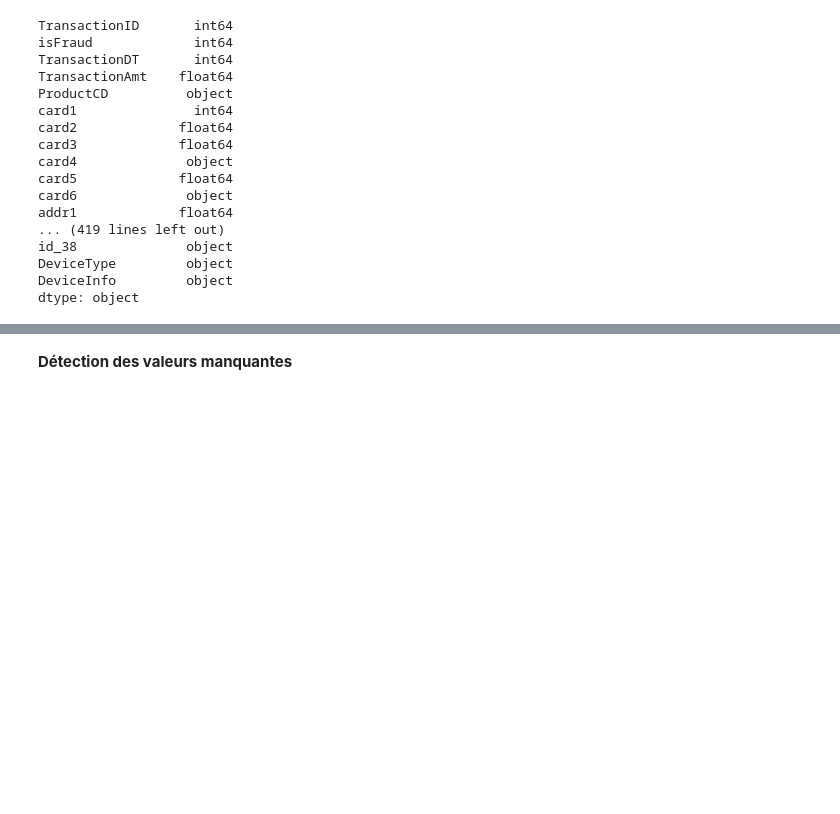
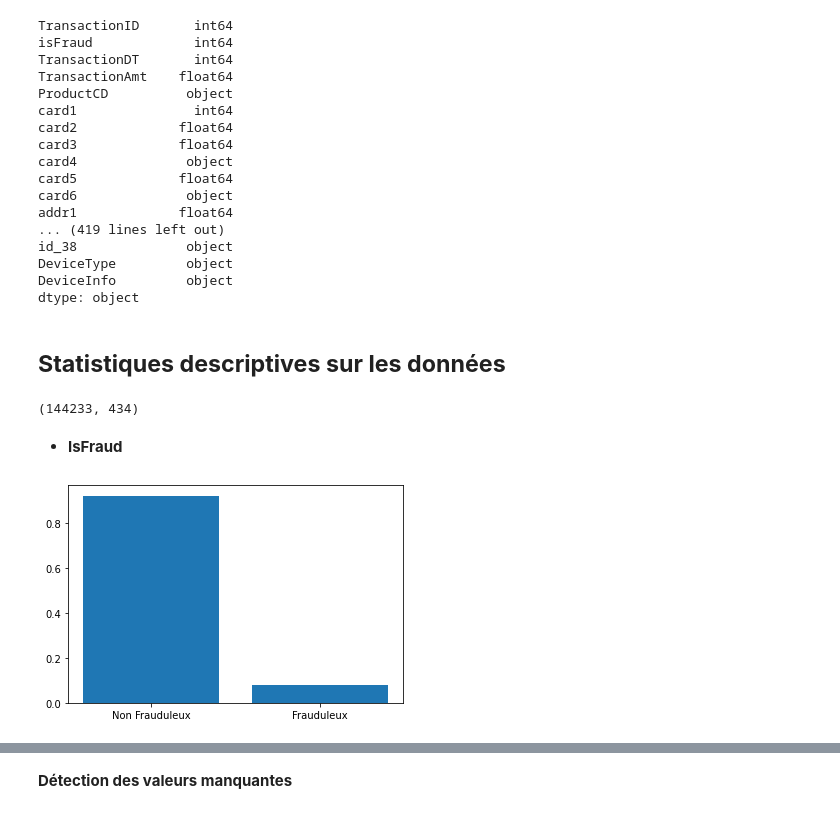
Before and after one commit to trodrigue1304/Fraud_detection_algorithm, a Jupyter notebook: source.ipynb, the cells around one changed output, grey strips where cells are left out. Cells and saved outputs as stored; diff of their text form; code cells hidden in the pictures; blank space fills up the shorter version.

```diff
--- a/source.ipynb
+++ b/source.ipynb
@@ -103,3 +103,21 @@ id_38              object
 DeviceType         object
 DeviceInfo         object
 dtype: object
+# %% [markdown]
+## **Statistiques descriptives sur les données**
+# %%
+#Dimension de la base de donnée
+train.shape
+# %% [output]
+(144233, 434)
+# %% [markdown]
+* **IsFraud**
+# %%
+#Repartition des transactions frauduleuses dans la base principale
+tab = pd.DataFrame(train.groupby('isFraud').count()['TransactionID'])
+tab['TransactionID'] = tab['TransactionID']/tab['TransactionID'].sum()
+fig, ax = plt.subplots()
+
+bars = ax.bar(x=np.arange(tab.size),height=tab['TransactionID'],tick_label=['Non Frauduleux', 'Frauduleux'])
+# %% [output]
+[figure, added]
```
Also changed, not shown: parts of 80 cells of this notebook.
